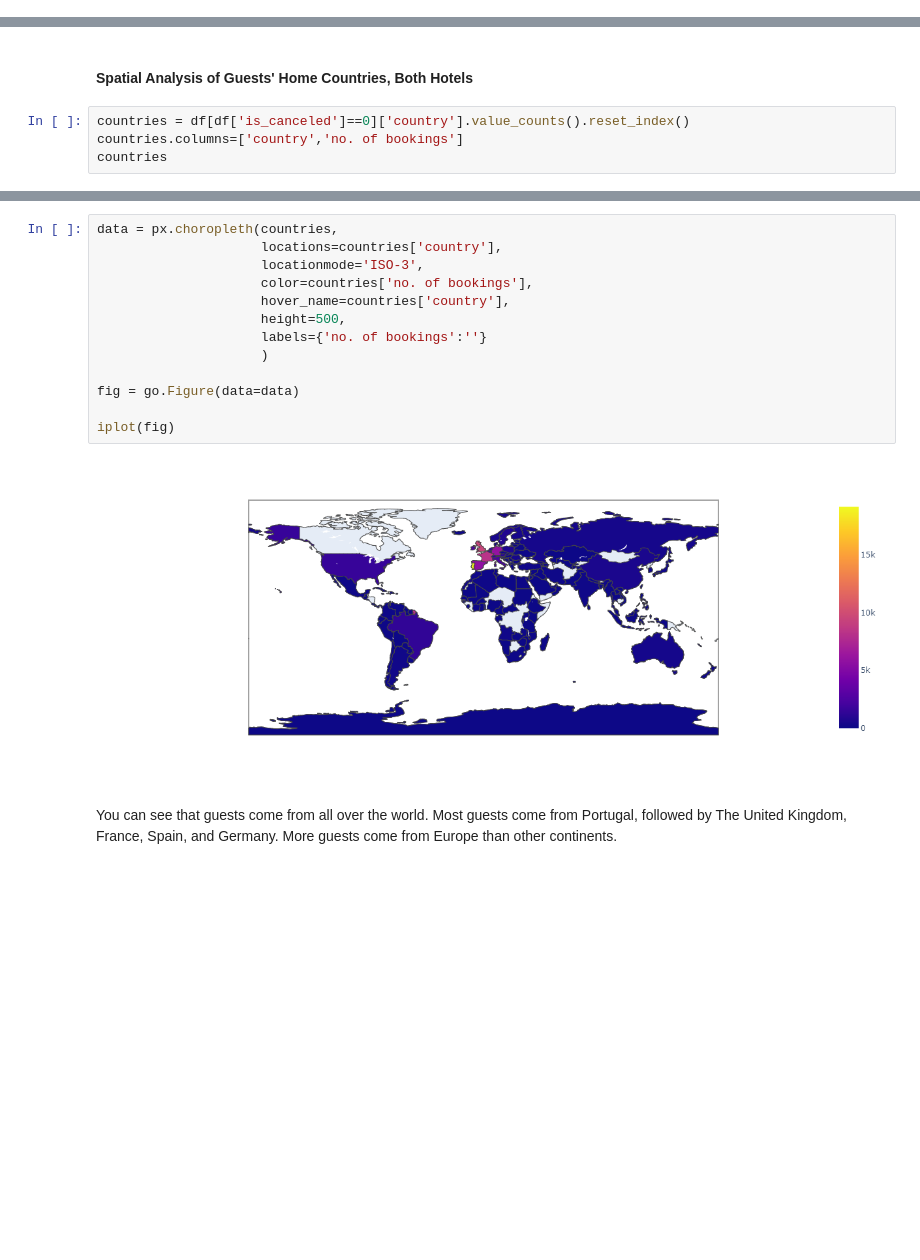
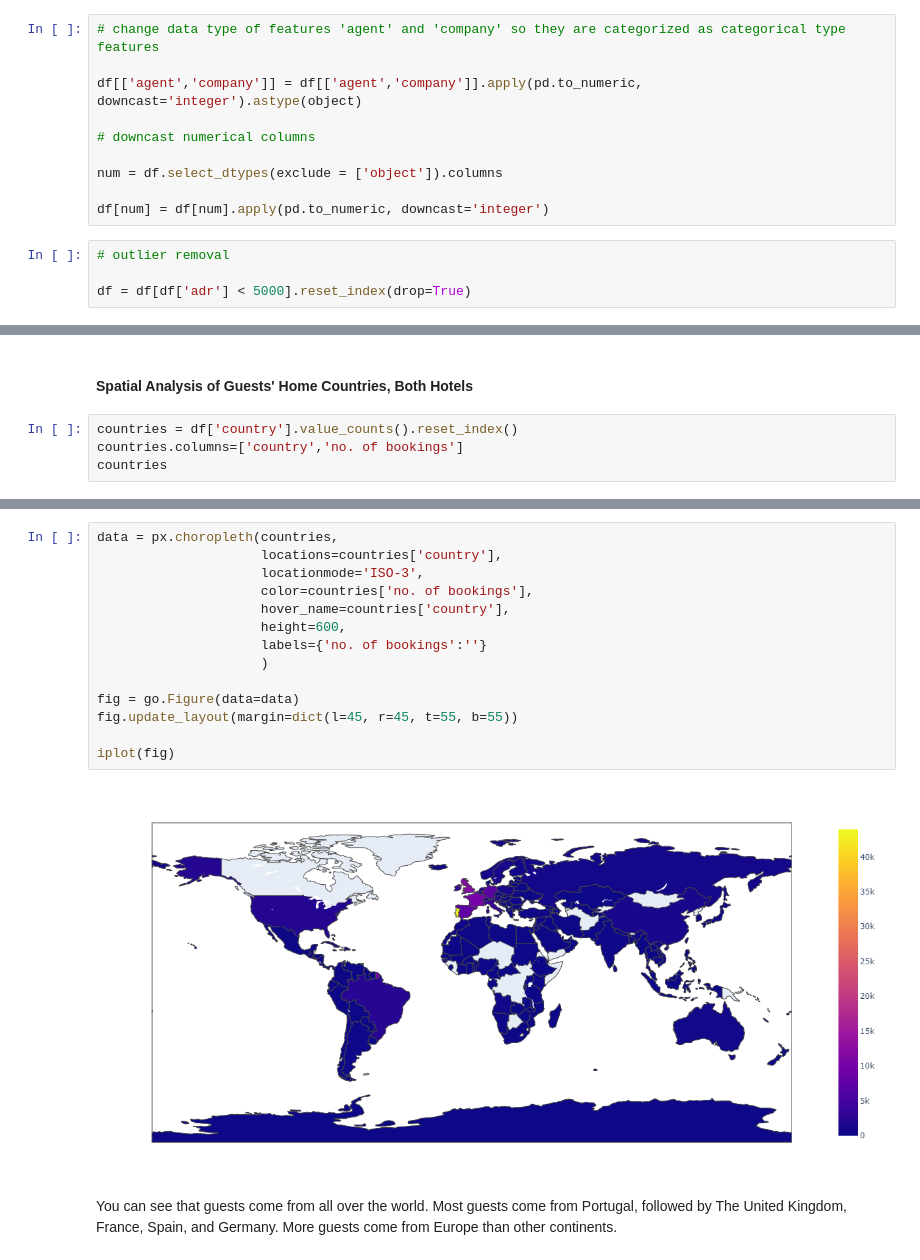
Before and after one commit to yl5787/hotel-booking-demand, a Jupyter notebook: 0-overview of visual analyses.ipynb, the cells around one changed output, grey strips where cells are left out. Saved outputs shown, nothing was run; the diff lists cells and outputs as text; blank space fills up the shorter version.

```diff
--- a/0-overview of visual analyses.ipynb
+++ b/0-overview of visual analyses.ipynb
@@ -160,0 +171,14 @@ df = df[~((df.arrival_date_year == 2015) & (df.arrival_date_month.isin(['July','
+# %%
+# change data type of features 'agent' and 'company' so they are categorized as categorical type features
+
+df[['agent','company']] = df[['agent','company']].apply(pd.to_numeric, downcast='integer').astype(object)
+
+# downcast numerical columns
+
+num = df.select_dtypes(exclude = ['object']).columns
+
+df[num] = df[num].apply(pd.to_numeric, downcast='integer')
+# %%
+# outlier removal
+
+df = df[df['adr'] < 5000].reset_index(drop=True)
@@ -227,7 +358,7 @@ fig.show()
 # %% [markdown]
 #### Spatial Analysis of Guests' Home Countries, Both Hotels
 # %%
-countries = df[df['is_canceled']==0]['country'].value_counts().reset_index()
+countries = df['country'].value_counts().reset_index()
 countries.columns=['country','no. of bookings']
 countries
 # %% [output]
@@ -247,18 +378,19 @@ countries
 # %%
 data = px.choropleth(countries,
                      locations=countries['country'],
                      locationmode='ISO-3',
                      color=countries['no. of bookings'],
                      hover_name=countries['country'],
-                     height=500,
+                     height=600,
                      labels={'no. of bookings':''}
                      )
 
 fig = go.Figure(data=data)
+fig.update_layout(margin=dict(l=45, r=45, t=55, b=55))
 
 iplot(fig)
 # %% [output]
-[figure, old version]
+[figure, new version]
 # %% [markdown]
 You can see that guests come from all over the world. Most guests come from Portugal, followed by The United Kingdom, France, Spain, and Germany. More guests come from Europe than other continents.
 # %% [markdown]
```
Also changed, not shown: parts of 68 cells of this notebook.
